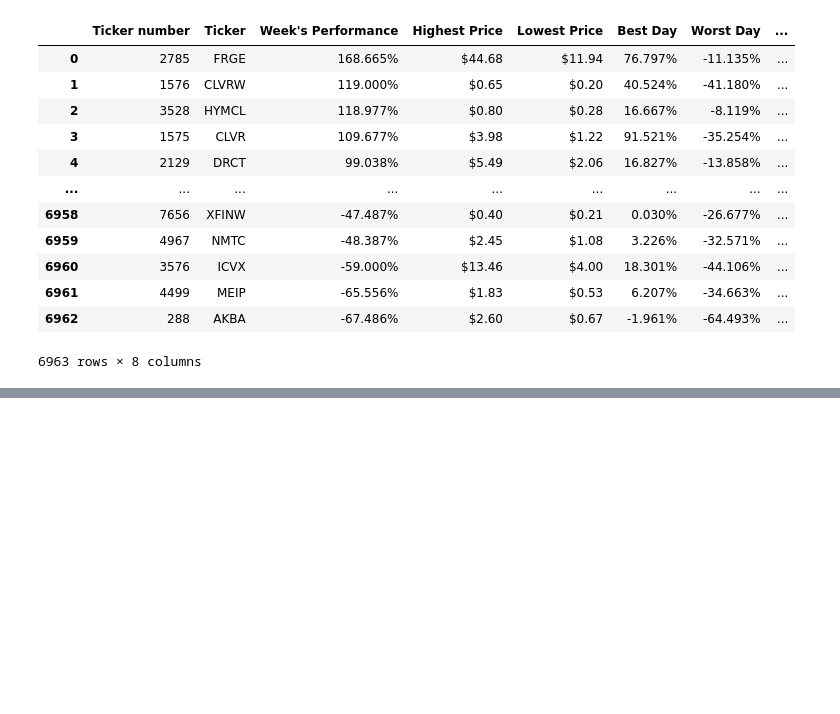
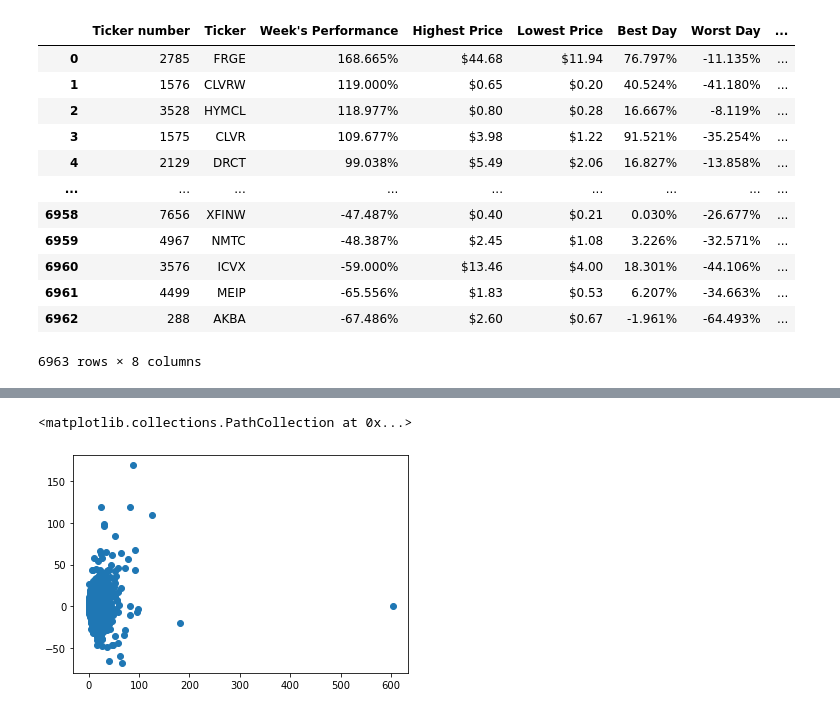
Before and after one commit to brand0nM/Pyberhood, a Jupyter notebook: Visualization_Stock_Analysis.ipynb, the cells around one changed output, grey strips where cells are left out. Cells and saved outputs as stored; diff of their text form; code cells hidden in the pictures; blank space fills up the shorter version.

```diff
--- a/Visualization_Stock_Analysis.ipynb
+++ b/Visualization_Stock_Analysis.ipynb
@@ -23,13 +26,14 @@ Nasdaq_df
 | 6962 | 288 | AKBA | -67.486% | $2.60 | $0.67 | -1.961% | -64.493% | ... |
 6963 rows × 8 columns
 # %%
-Week_performance = [float(percent.replace('%','')) for percent in Nasdaq_df["Week's Performance"]]
-Best_day = [float(percent.replace('%','')) for percent in Nasdaq_df["Best Day"]]
-Worst_day = [float(percent.replace('%','')) for percent in Nasdaq_df["Worst Day"]]
-Highest_price = [float(percent.replace('$','')) for percent in Nasdaq_df["Highest Price"]]
-Lowest_price = [float(percent.replace('$','')) for percent in Nasdaq_df["Lowest Price"]]
-Volume = [float(percent) for percent in Nasdaq_df["Week's Volume"]]
+# Remove Format and add Volatility
 
-Volatility = [] # Define the volatility for each stock
-for i in range(len(Best_day)):
-    Volatility.append(abs(Best_day[i]) + abs(Worst_day[i]))
+Nasdaq_df["Week's Performance"] = [float(percent.replace('%','')) for percent in Nasdaq_df["Week's Performance"]]
+Nasdaq_df["Best Day"] = [float(percent.replace('%','')) for percent in Nasdaq_df["Best Day"]]
+Nasdaq_df["Worst Day"] = [float(percent.replace('%','')) for percent in Nasdaq_df["Worst Day"]]
+Nasdaq_df["Highest Price"] = [float(percent.replace('$','')) for percent in Nasdaq_df["Highest Price"]]
+Nasdaq_df["Lowest Price"] = [float(percent.replace('$','')) for percent in Nasdaq_df["Lowest Price"]]
+Nasdaq_df["Week's Volume"] = [float(percent) for percent in Nasdaq_df["Week's Volume"]]
+Nasdaq_df["Volatility"] = abs(Nasdaq_df["Best Day"]) + abs(Nasdaq_df["Worst Day"])
+
+Nasdaq_df
@@ -35,0 +54,7 @@ for i in range(len(Best_day)):
+# %%
+# Volatility vs performance
+
+plt.scatter(Nasdaq_df["Volatility"], Nasdaq_df["Week's Performance"])
+# %% [output]
+<matplotlib.collections.PathCollection at 0x...>
+[figure, added]
```
Also changed, not shown: parts of 7 cells of this notebook.
